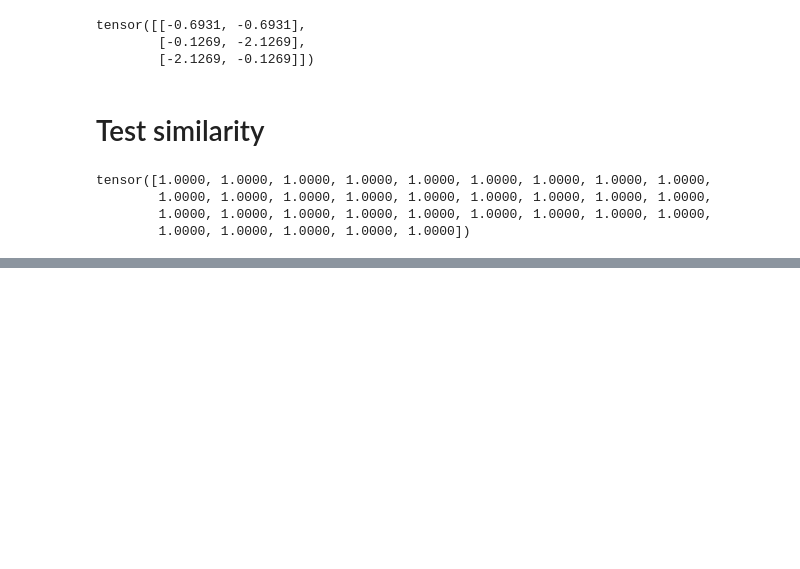
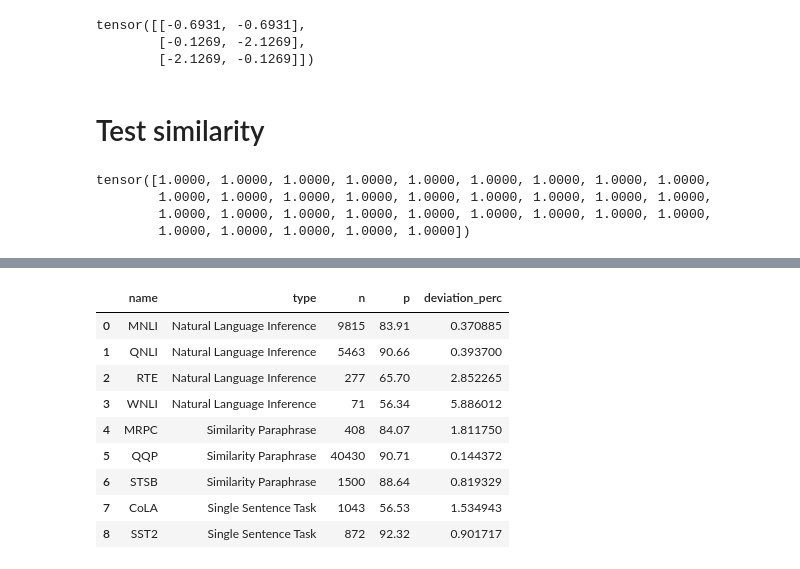
Before and after one commit to Ricu/fantastic-umbrella, a Jupyter notebook: test.ipynb, the cells around one changed output, grey strips where cells are left out. Drawn from its saved outputs; the diff is of its cells as text; code cells hidden in the pictures; blank space fills up the shorter version.

```diff
--- a/test.ipynb
+++ b/test.ipynb
@@ -1721,0 +1770,26 @@ tensor([0.6864, 0.3048, 0.3780, 0.3862, 0.7288, 0.5353, 0.3809, 0.5712, 0.1413,
+# %%
+import pandas as pd
+
+data = [["MNLI", "Natural Language Inference", 9815,83.91],
+        ["QNLI", "Natural Language Inference", 5463,90.66],
+        ["RTE", "Natural Language Inference", 277,65.7],
+        ["WNLI", "Natural Language Inference", 71,56.34],
+        ["MRPC", "Similarity Paraphrase", 408,84.07],
+        ["QQP", "Similarity Paraphrase", 40430,90.71],
+        ["STSB", "Similarity Paraphrase", 1500,88.64],
+        ["CoLA", "Single Sentence Task", 1043,56.53],
+        ["SST2", "Single Sentence Task", 872,92.32]]
+df = pd.DataFrame(data,columns=["name","type","n","p"])
+df["deviation_perc"] = f_perc(df["n"].to_numpy(),df["p"].to_numpy()/100)
+df
+# %% [output]
+|  | name | type | n | p | deviation_perc |
+| 0 | MNLI | Natural Language Inference | 9815 | 83.91 | 0.370885 |
+| 1 | QNLI | Natural Language Inference | 5463 | 90.66 | 0.393700 |
+| 2 | RTE | Natural Language Inference | 277 | 65.70 | 2.852265 |
+| 3 | WNLI | Natural Language Inference | 71 | 56.34 | 5.886012 |
+| 4 | MRPC | Similarity Paraphrase | 408 | 84.07 | 1.811750 |
+| 5 | QQP | Similarity Paraphrase | 40430 | 90.71 | 0.144372 |
+| 6 | STSB | Similarity Paraphrase | 1500 | 88.64 | 0.819329 |
+| 7 | CoLA | Single Sentence Task | 1043 | 56.53 | 1.534943 |
+| 8 | SST2 | Single Sentence Task | 872 | 92.32 | 0.901717 |
```
Also changed, not shown: parts of 11 cells of this notebook.
